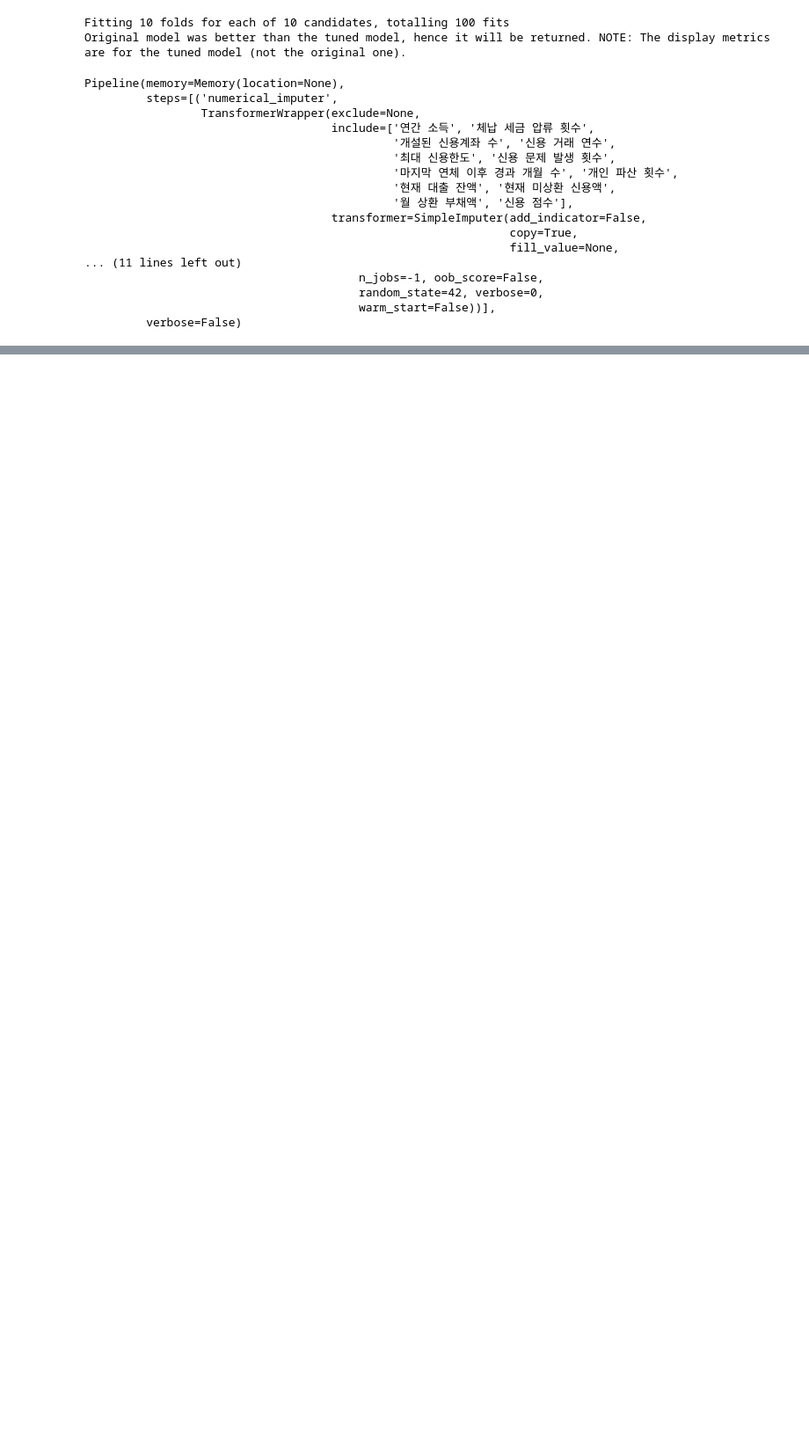
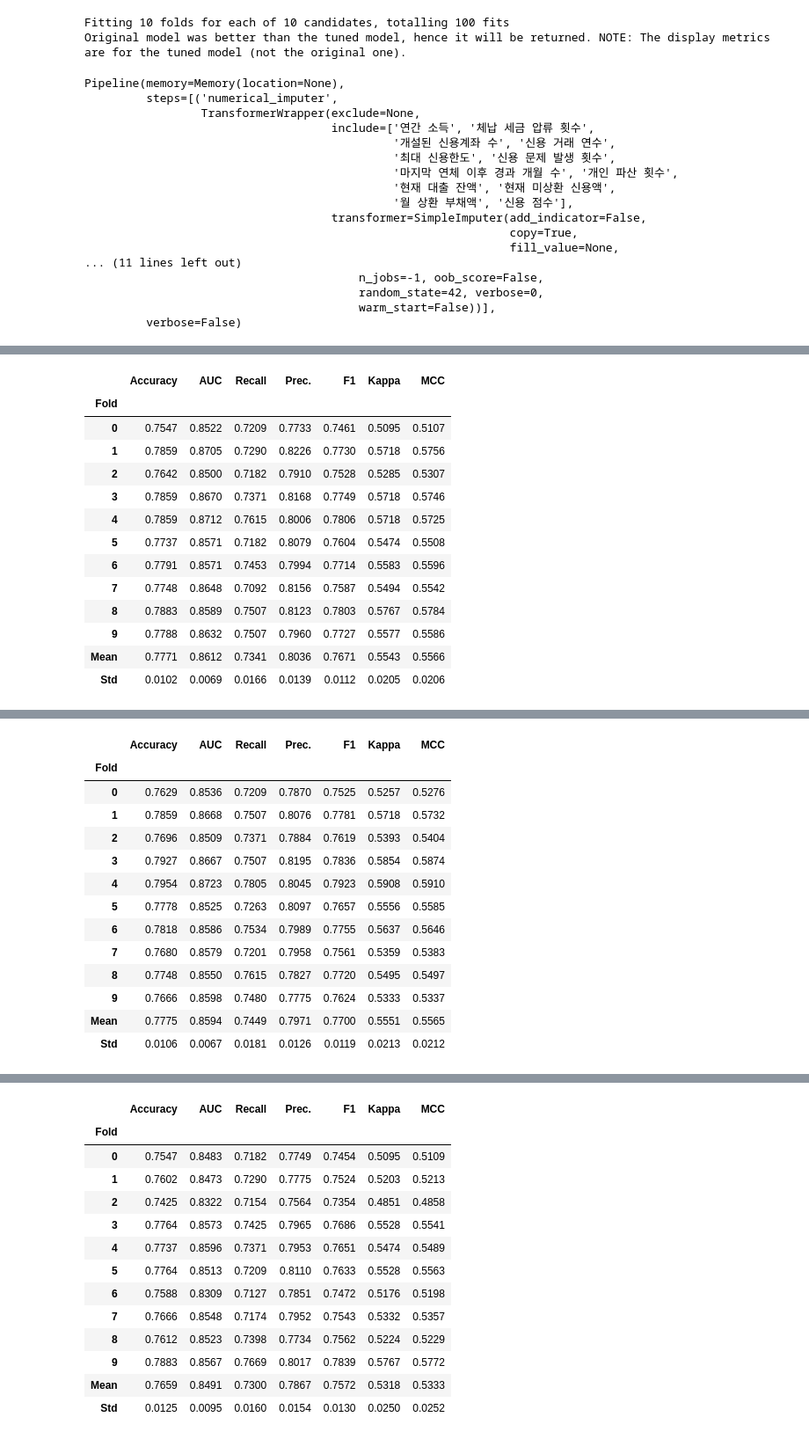
Before and after one commit to dothegee/dacon, a Jupyter notebook: smote_pycaret.ipynb, the cells around one changed output, grey strips where cells are left out. Shown at 88% size. Cells and saved outputs as stored; diff of their text form; code cells hidden in the pictures; blank space fills up the shorter version.

```diff
--- a/smote_pycaret.ipynb
+++ b/smote_pycaret.ipynb
@@ -261,0 +584,14 @@ submit.to_csv('smote_pycaret6_logsmotetune.csv', encoding='UTF-8-sig', index=Fal
+# %%
+# 배깅 적용
+bagged_rf = ensemble_model(create_model('rf'), method='Bagging')
+
+# 부스팅 적용
+boosted_xgb = ensemble_model(create_model('xgboost'))
+boosted_lgbm = ensemble_model(create_model('lightgbm'))
+
+# 소프트 보팅 적용
+voting_model = blend_models(estimator_list=[boosted_xgb, boosted_lgbm, bagged_rf], method='soft')
+
+# 최종 모델 학습
+final_model = finalize_model(voting_model)
+# %% [output]
@@ -261,0 +599,14 @@ submit.to_csv('smote_pycaret6_logsmotetune.csv', encoding='UTF-8-sig', index=Fal
+|  | Accuracy | AUC | Recall | Prec. | F1 | Kappa | MCC |
+| Fold |  |  |  |  |  |  |  |
+| 0 | 0.7547 | 0.8522 | 0.7209 | 0.7733 | 0.7461 | 0.5095 | 0.5107 |
+| 1 | 0.7859 | 0.8705 | 0.7290 | 0.8226 | 0.7730 | 0.5718 | 0.5756 |
+| 2 | 0.7642 | 0.8500 | 0.7182 | 0.7910 | 0.7528 | 0.5285 | 0.5307 |
+| 3 | 0.7859 | 0.8670 | 0.7371 | 0.8168 | 0.7749 | 0.5718 | 0.5746 |
+| 4 | 0.7859 | 0.8712 | 0.7615 | 0.8006 | 0.7806 | 0.5718 | 0.5725 |
+| 5 | 0.7737 | 0.8571 | 0.7182 | 0.8079 | 0.7604 | 0.5474 | 0.5508 |
+| 6 | 0.7791 | 0.8571 | 0.7453 | 0.7994 | 0.7714 | 0.5583 | 0.5596 |
+| 7 | 0.7748 | 0.8648 | 0.7092 | 0.8156 | 0.7587 | 0.5494 | 0.5542 |
+| 8 | 0.7883 | 0.8589 | 0.7507 | 0.8123 | 0.7803 | 0.5767 | 0.5784 |
+| 9 | 0.7788 | 0.8632 | 0.7507 | 0.7960 | 0.7727 | 0.5577 | 0.5586 |
+| Mean | 0.7771 | 0.8612 | 0.7341 | 0.8036 | 0.7671 | 0.5543 | 0.5566 |
+| Std | 0.0102 | 0.0069 | 0.0166 | 0.0139 | 0.0112 | 0.0205 | 0.0206 |
@@ -261,0 +615,14 @@ submit.to_csv('smote_pycaret6_logsmotetune.csv', encoding='UTF-8-sig', index=Fal
+|  | Accuracy | AUC | Recall | Prec. | F1 | Kappa | MCC |
+| Fold |  |  |  |  |  |  |  |
+| 0 | 0.7629 | 0.8536 | 0.7209 | 0.7870 | 0.7525 | 0.5257 | 0.5276 |
+| 1 | 0.7859 | 0.8668 | 0.7507 | 0.8076 | 0.7781 | 0.5718 | 0.5732 |
+| 2 | 0.7696 | 0.8509 | 0.7371 | 0.7884 | 0.7619 | 0.5393 | 0.5404 |
+| 3 | 0.7927 | 0.8667 | 0.7507 | 0.8195 | 0.7836 | 0.5854 | 0.5874 |
+| 4 | 0.7954 | 0.8723 | 0.7805 | 0.8045 | 0.7923 | 0.5908 | 0.5910 |
+| 5 | 0.7778 | 0.8525 | 0.7263 | 0.8097 | 0.7657 | 0.5556 | 0.5585 |
+| 6 | 0.7818 | 0.8586 | 0.7534 | 0.7989 | 0.7755 | 0.5637 | 0.5646 |
+| 7 | 0.7680 | 0.8579 | 0.7201 | 0.7958 | 0.7561 | 0.5359 | 0.5383 |
+| 8 | 0.7748 | 0.8550 | 0.7615 | 0.7827 | 0.7720 | 0.5495 | 0.5497 |
+| 9 | 0.7666 | 0.8598 | 0.7480 | 0.7775 | 0.7624 | 0.5333 | 0.5337 |
+| Mean | 0.7775 | 0.8594 | 0.7449 | 0.7971 | 0.7700 | 0.5551 | 0.5565 |
+| Std | 0.0106 | 0.0067 | 0.0181 | 0.0126 | 0.0119 | 0.0213 | 0.0212 |
@@ -261,0 +631,14 @@ submit.to_csv('smote_pycaret6_logsmotetune.csv', encoding='UTF-8-sig', index=Fal
+|  | Accuracy | AUC | Recall | Prec. | F1 | Kappa | MCC |
+| Fold |  |  |  |  |  |  |  |
+| 0 | 0.7547 | 0.8483 | 0.7182 | 0.7749 | 0.7454 | 0.5095 | 0.5109 |
+| 1 | 0.7602 | 0.8473 | 0.7290 | 0.7775 | 0.7524 | 0.5203 | 0.5213 |
+| 2 | 0.7425 | 0.8322 | 0.7154 | 0.7564 | 0.7354 | 0.4851 | 0.4858 |
+| 3 | 0.7764 | 0.8573 | 0.7425 | 0.7965 | 0.7686 | 0.5528 | 0.5541 |
+| 4 | 0.7737 | 0.8596 | 0.7371 | 0.7953 | 0.7651 | 0.5474 | 0.5489 |
+| 5 | 0.7764 | 0.8513 | 0.7209 | 0.8110 | 0.7633 | 0.5528 | 0.5563 |
+| 6 | 0.7588 | 0.8309 | 0.7127 | 0.7851 | 0.7472 | 0.5176 | 0.5198 |
+| 7 | 0.7666 | 0.8548 | 0.7174 | 0.7952 | 0.7543 | 0.5332 | 0.5357 |
+| 8 | 0.7612 | 0.8523 | 0.7398 | 0.7734 | 0.7562 | 0.5224 | 0.5229 |
+| 9 | 0.7883 | 0.8567 | 0.7669 | 0.8017 | 0.7839 | 0.5767 | 0.5772 |
+| Mean | 0.7659 | 0.8491 | 0.7300 | 0.7867 | 0.7572 | 0.5318 | 0.5333 |
+| Std | 0.0125 | 0.0095 | 0.0160 | 0.0154 | 0.0130 | 0.0250 | 0.0252 |
```
Also changed, not shown: parts of 11 cells of this notebook, 2 other files.
